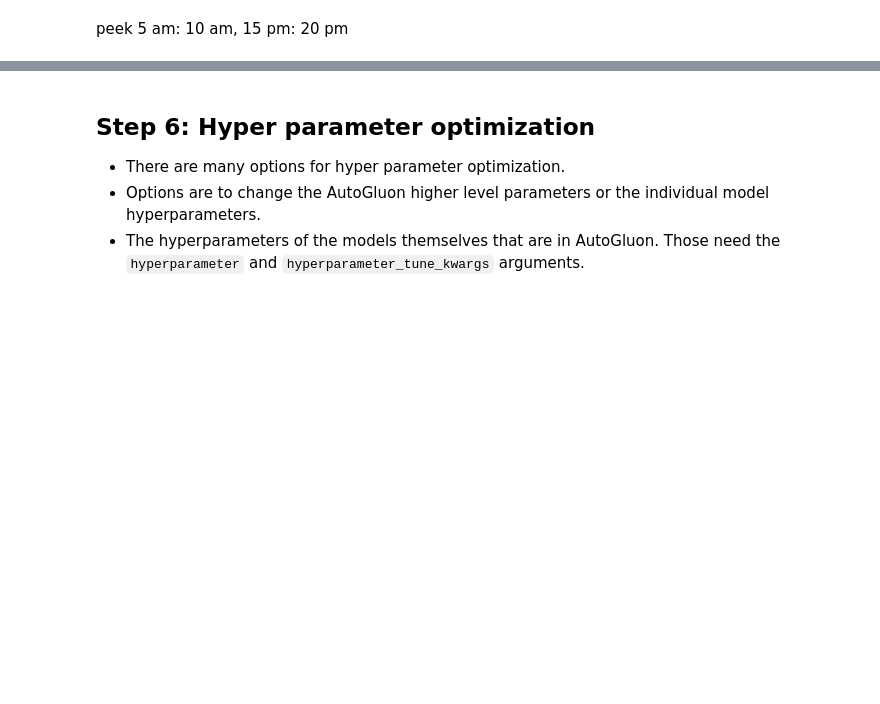
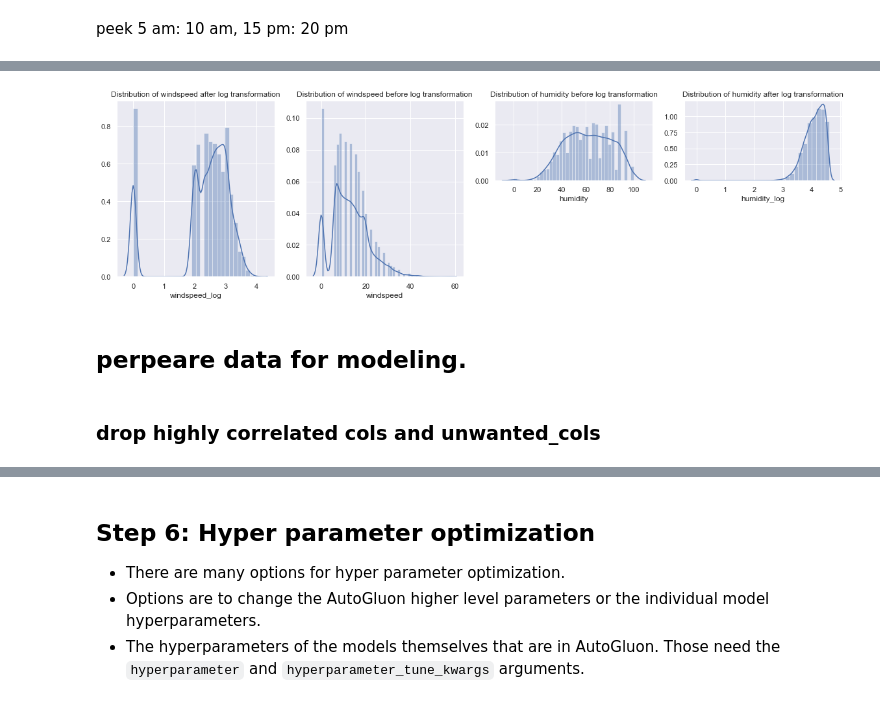
Before and after one commit to mervat-khaled/cd0385-project-starter, a Jupyter notebook: project/project-template.ipynb, the cells around one changed output, grey strips where cells are left out. Cells and saved outputs as stored; diff of their text form; code cells hidden in the pictures; blank space fills up the shorter version.

```diff
--- a/project/project-template.ipynb
+++ b/project/project-template.ipynb
@@ -647,0 +705,24 @@ peek 5 am: 10 am, 15 pm: 20 pm
+# %%
+train["windspeed_log"]=np.log((1+train["windspeed"]))
+train["humidity_log"]=np.log((1+train["humidity"]))
+# %%
+plt.figure(figsize = [20, 5])
+sns.set()
+plt.subplot(1,4, 1)
+sns.distplot(train["windspeed_log"],bins=30)
+plt.xlabel('windspeed_log')
+plt.title('Distribution of windspeed after log transformation')
+plt.subplot(1, 4, 2)
+sns.distplot(train["windspeed"])
+plt.xlabel('windspeed')
+plt.title('Distribution of windspeed before log transformation')
+plt.subplot(2, 4,3)
+sns.distplot(train["humidity"])
+plt.xlabel('humidity')
+plt.title('Distribution of humidity before log transformation')
+plt.subplot(2, 4,4)
+sns.distplot(train["humidity_log"],bins=30)
+plt.xlabel('humidity_log')
+plt.title('Distribution of humidity after log transformation');
+# %% [output]
+[figure, added]
@@ -647,0 +732,2 @@ peek 5 am: 10 am, 15 pm: 20 pm
+# %% [markdown]
+## perpeare data for modeling.
@@ -647,0 +739,2 @@ peek 5 am: 10 am, 15 pm: 20 pm
+# %% [markdown]
+### drop highly correlated cols and unwanted_cols
```
Also changed, not shown: parts of 28 cells of this notebook, 3 other files.
